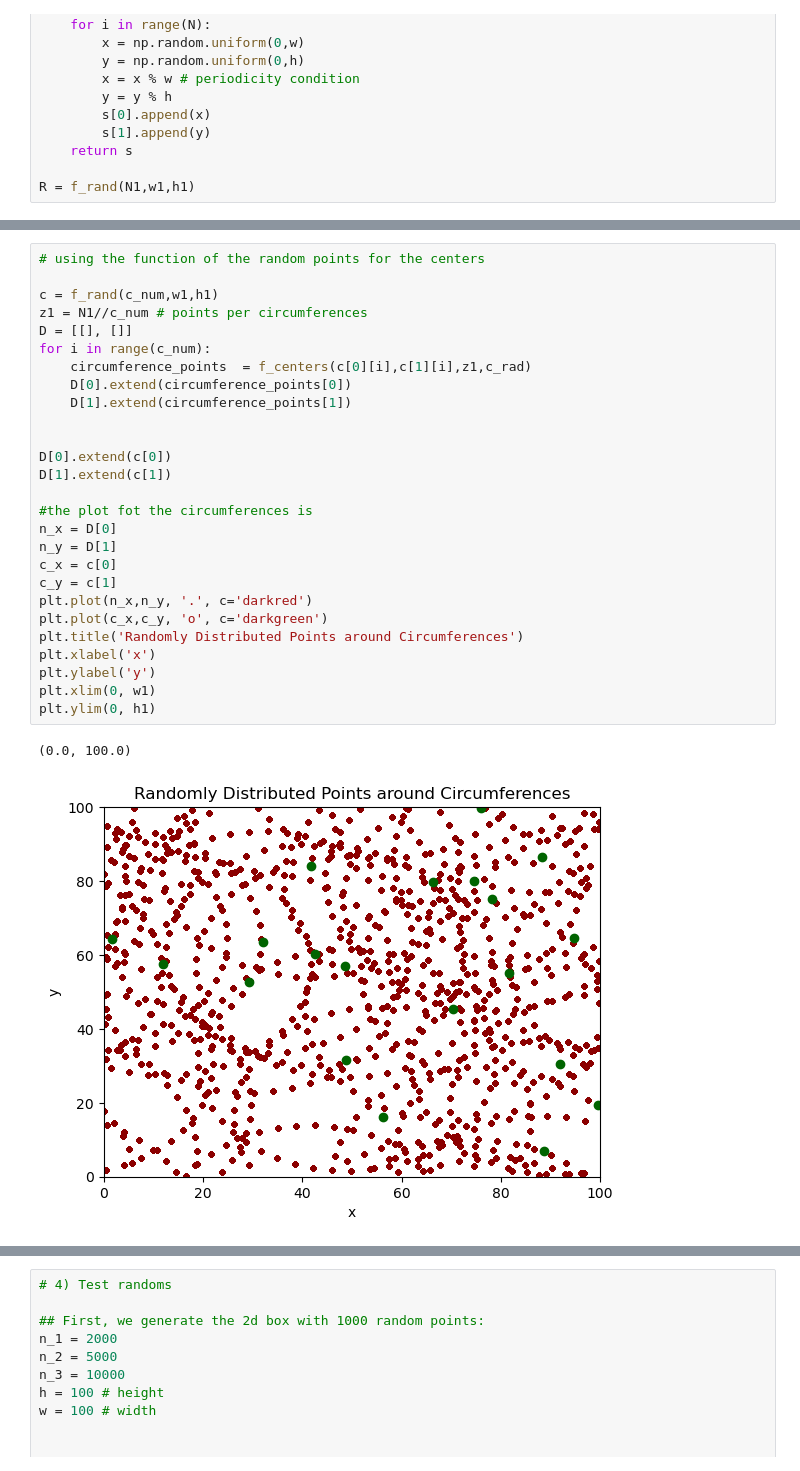
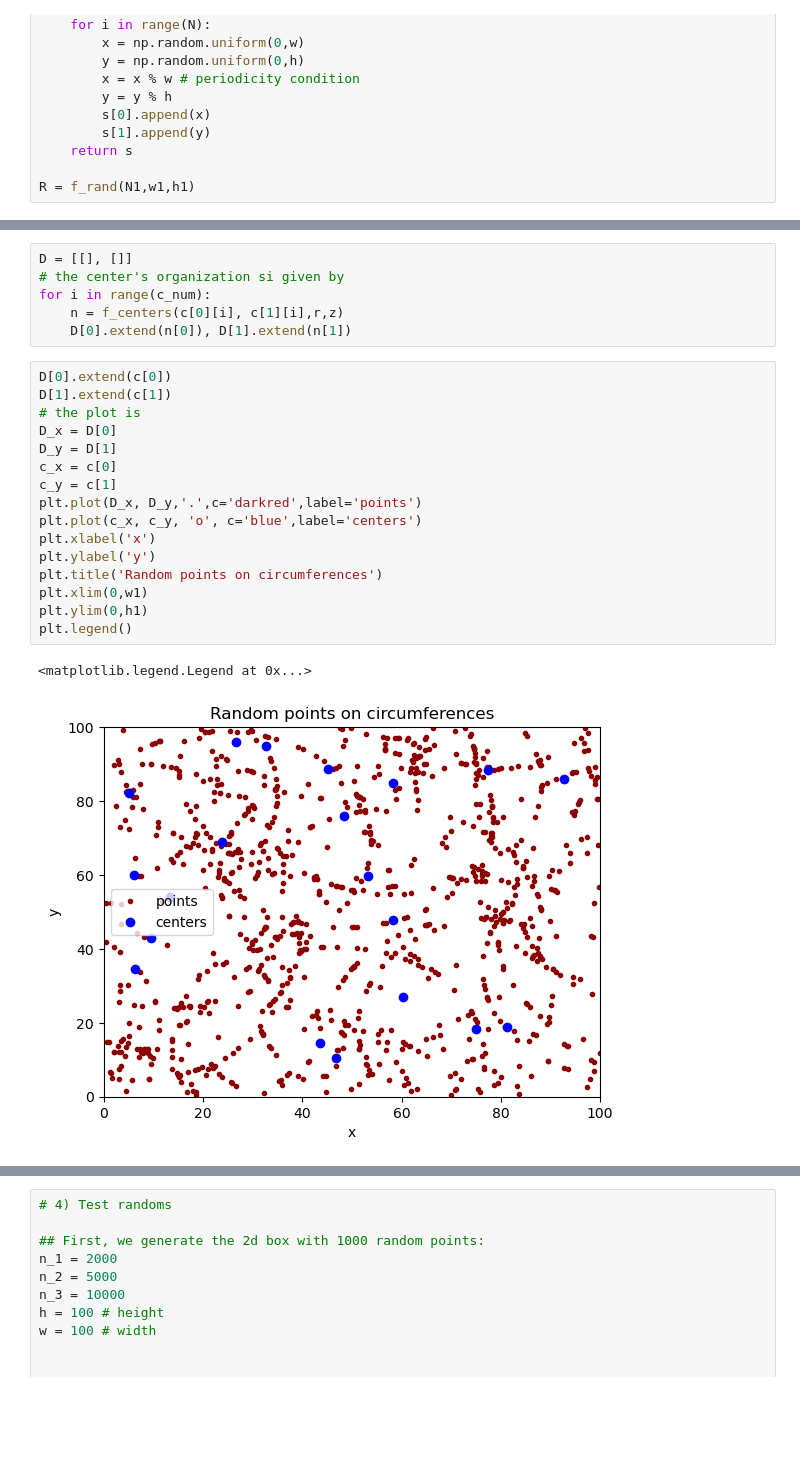
Before and after one commit to xlxnsxzpxtx/Metodos_cosmo, a Jupyter notebook: practica_2/practica_2.ipynb, the cells around one changed output, grey strips where cells are left out. Drawn from its saved outputs; the diff is of its cells as text; blank space fills up the shorter version.

```diff
--- a/practica_2/practica_2.ipynb
+++ b/practica_2/practica_2.ipynb
@@ -50,31 +53,26 @@ def f_centers(center_x, center_y,z,r):
     return s
+# %%
+D = [[], []]
+# the center's organization si given by
+for i in range(c_num):
+    n = f_centers(c[0][i], c[1][i],r,z)
+    D[0].extend(n[0]), D[1].extend(n[1])
 # %%
-# using the function of the random points for the centers
-
-c = f_rand(c_num,w1,h1)
-z1 = N1//c_num # points per circumferences
-D = [[], []]
-for i in range(c_num):
-    circumference_points  = f_centers(c[0][i],c[1][i],z1,c_rad)
-    D[0].extend(circumference_points[0])
-    D[1].extend(circumference_points[1])
-
-
 D[0].extend(c[0])
 D[1].extend(c[1])
-
-#the plot fot the circumferences is
-n_x = D[0]
-n_y = D[1]
+# the plot is
+D_x = D[0]
+D_y = D[1]
 c_x = c[0]
 c_y = c[1]
-plt.plot(n_x,n_y, '.', c='darkred')
-plt.plot(c_x,c_y, 'o', c='darkgreen')
-plt.title('Randomly Distributed Points around Circumferences')
+plt.plot(D_x, D_y,'.',c='darkred',label='points')
+plt.plot(c_x, c_y, 'o', c='blue',label='centers')
 plt.xlabel('x')
 plt.ylabel('y')
-plt.xlim(0, w1)
-plt.ylim(0, h1)
+plt.title('Random points on circumferences')
+plt.xlim(0,w1)
+plt.ylim(0,h1)
+plt.legend()
 # %% [output]
-(0.0, 100.0)
+<matplotlib.legend.Legend at 0x...>
-[figure, old version]
+[figure, new version]
```
Also changed, not shown: parts of 42 cells of this notebook.
